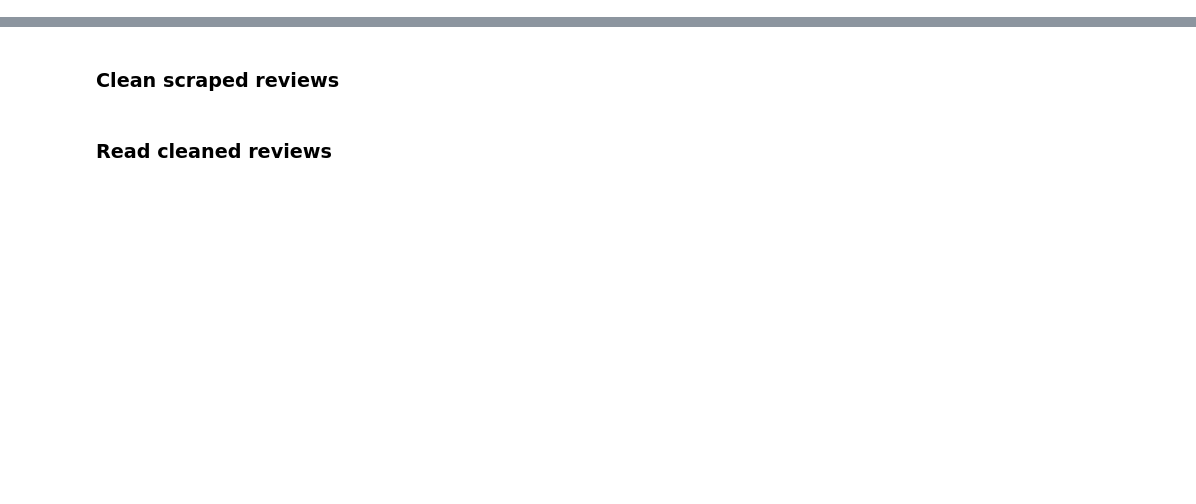
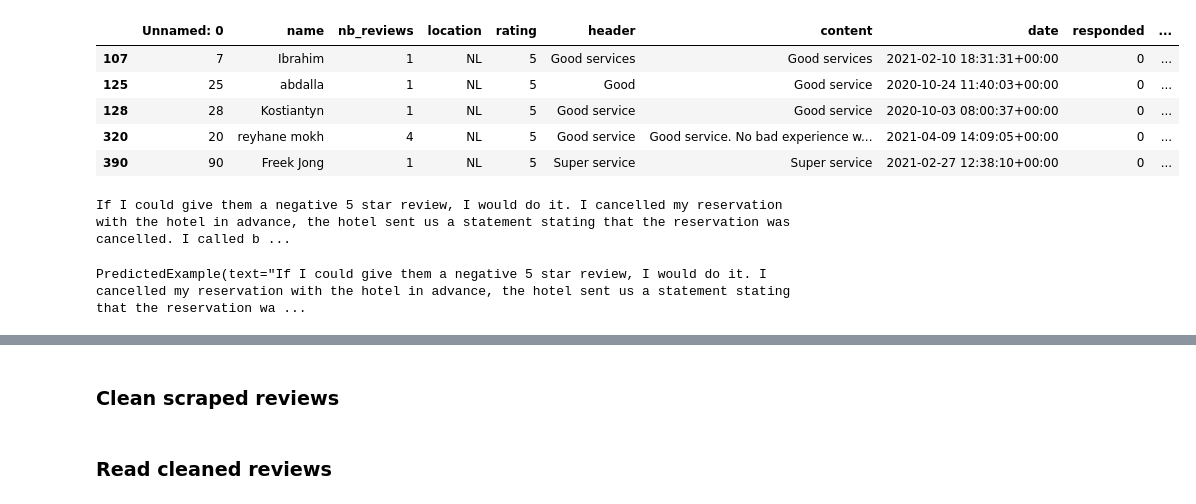
Before and after one commit to quantile-development/trustpilot-sentiment, a Jupyter notebook: Aspect Based Sentiment Analysis.ipynb, the cells around one changed output, grey strips where cells are left out. Saved outputs shown, nothing was run; the diff lists cells and outputs as text; code cells hidden in the pictures; blank space fills up the shorter version.

```diff
--- a/Aspect Based Sentiment Analysis.ipynb
+++ b/Aspect Based Sentiment Analysis.ipynb
@@ -9,3 +9,5 @@ from nltk.stem.wordnet import WordNetLemmatizer
 import stanza
 # %%
 from nltk import tokenize
+# %%
+test = pd.read_csv('full-review-data.csv')
@@ -11,0 +143,9 @@ from nltk import tokenize
+# %%
+test[test['content'].duplicated()]
+# %% [output]
+|  | Unnamed: 0 | name | nb_reviews | location | rating | header | content | date | responded | ... |
+| 107 | 7 | Ibrahim | 1 | NL | 5 | Good services | Good services | 2021-02-10 18:31:31+00:00 | 0 | ... |
+| 125 | 25 | abdalla | 1 | NL | 5 | Good | Good service | 2020-10-24 11:40:03+00:00 | 0 | ... |
+| 128 | 28 | Kostiantyn | 1 | NL | 5 | Good service | Good service | 2020-10-03 08:00:37+00:00 | 0 | ... |
+| 320 | 20 | reyhane mokh | 4 | NL | 5 | Good service | Good service. No bad experience w... | 2021-04-09 14:09:05+00:00 | 0 | ... |
+| 390 | 90 | Freek Jong | 1 | NL | 5 | Super service | Super service | 2021-02-27 12:38:10+00:00 | 0 | ... |
@@ -11,0 +161,18 @@ from nltk import tokenize
+# %%
+from tqdm import tqdm
+
+examples = []
+
+for review in tqdm(customer_service_df['content']):
+    print(review)
+
+    run = NLP(text=review, aspects=['customer service'])
+
+    examples.append(run.examples[0])
+    break
+# %% [output]
+If I could give them a negative 5 star review, I would do it. I cancelled my reservation with the hotel in advance, the hotel sent us a statement stating that the reservation was cancelled. I called b ...
+# %%
+examples[0]
+# %% [output]
+PredictedExample(text="If I could give them a negative 5 star review, I would do it. I cancelled my reservation with the hotel in advance, the hotel sent us a statement stating that the reservation wa ...
```
Also changed, not shown: parts of 20 cells of this notebook.
